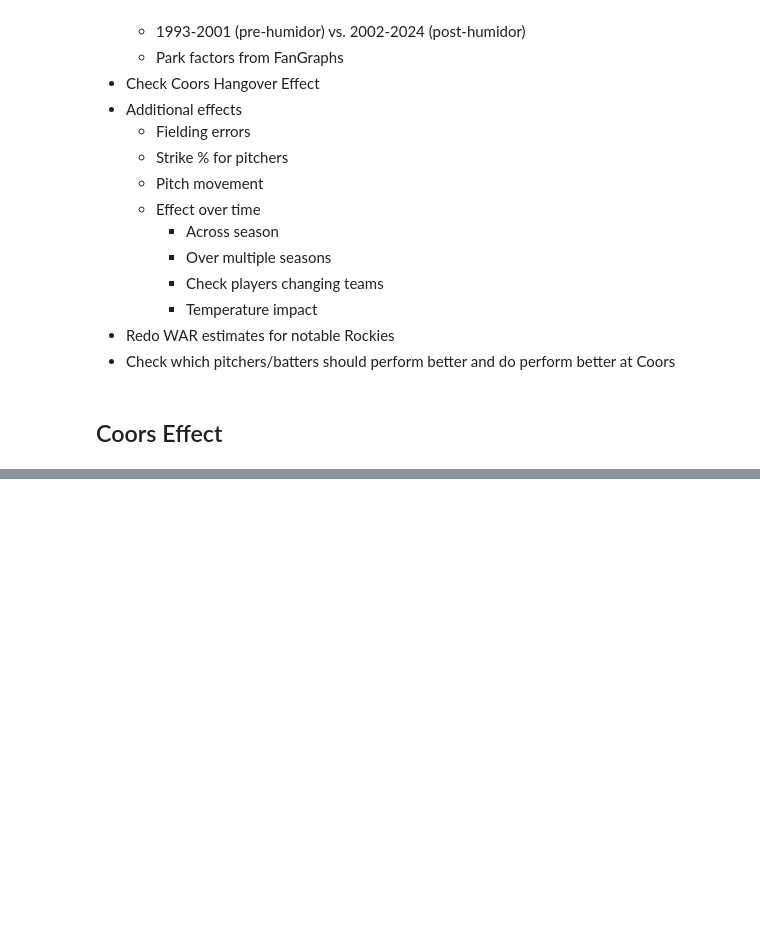
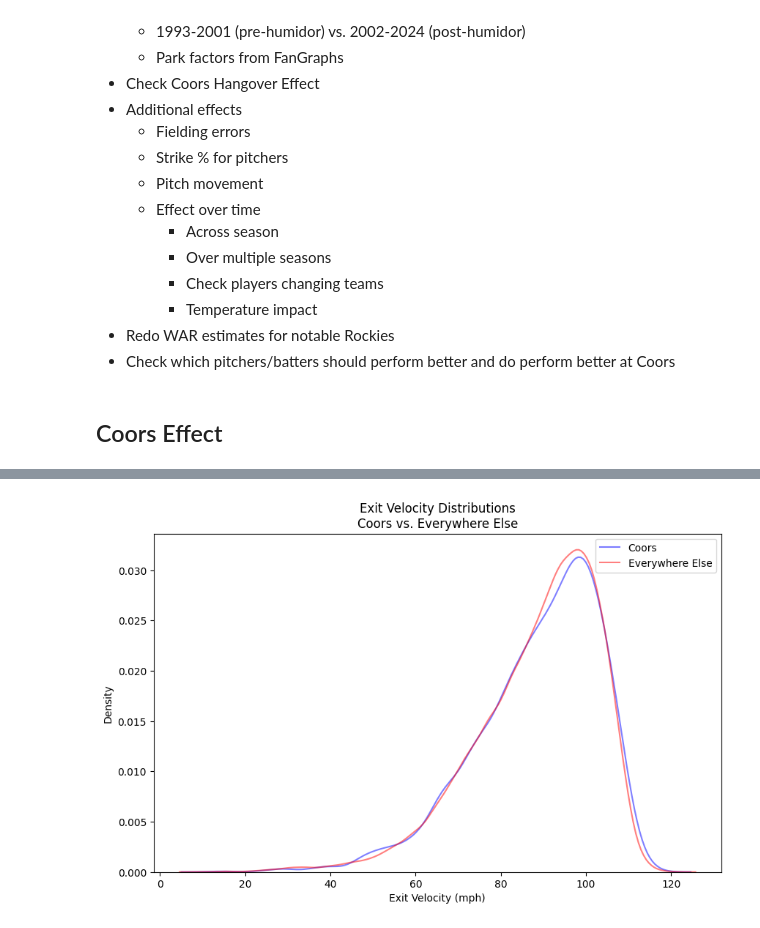
Before and after one commit to skparagas/Coors-Hangover-Effect, a Jupyter notebook: report.ipynb, the cells around one changed output, grey strips where cells are left out. Drawn from its saved outputs; the diff is of its cells as text; code cells hidden in the pictures; blank space fills up the shorter version.

```diff
--- a/report.ipynb
+++ b/report.ipynb
@@ -242,0 +200,10 @@ BABIP  .325  .275
+# %%
+plt.figure(figsize=(10, 6))
+sns.kdeplot(col_df_ip['launch_speed'], color='blue', label='Coors', alpha=0.5)
+sns.kdeplot(mlb_df_ip['launch_speed'], color='red', label='Everywhere Else', alpha=0.5)
+plt.title('Exit Velocity Distributions\nCoors vs. Everywhere Else')
+plt.xlabel('Exit Velocity (mph)')
+plt.legend()
+plt.show()
+# %% [output]
+[figure, added]
```
Also changed, not shown: parts of 30 cells of this notebook, 1 other file.
